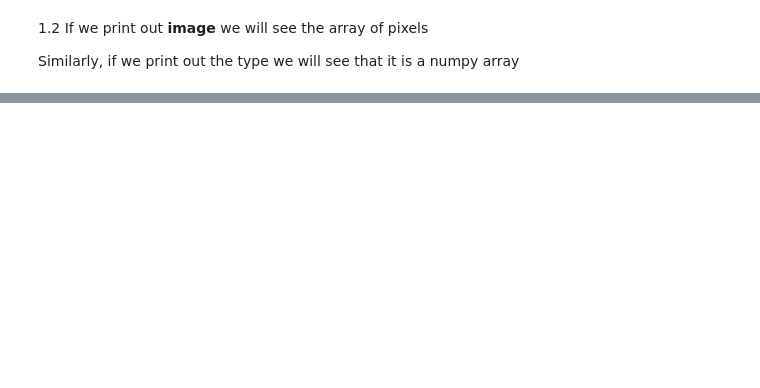
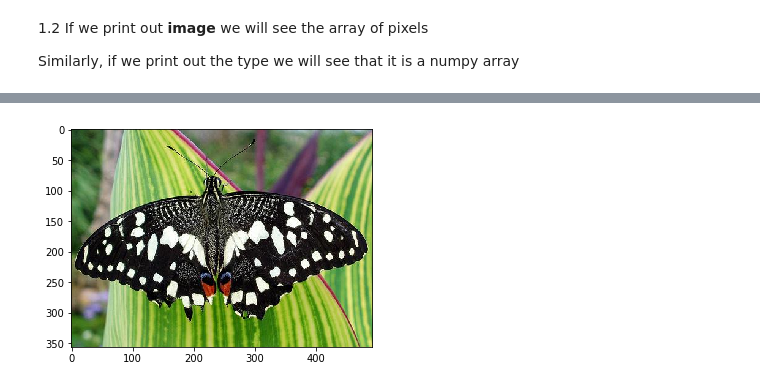
Before and after one commit to sacheth25/OpencvWorkshop, a Jupyter notebook: Image Processing/ImgProcessing.ipynb, the cells around one changed output, grey strips where cells are left out. Saved outputs shown, nothing was run; the diff lists cells and outputs as text; code cells hidden in the pictures; blank space fills up the shorter version.

```diff
--- a/Image Processing/ImgProcessing.ipynb
+++ b/Image Processing/ImgProcessing.ipynb
@@ -29,0 +78,6 @@ type(image)
+# %%
+image = cv2.cvtColor(image, cv2.COLOR_BGR2RGB)
+plt.imshow(image) # Image after correction
+plt.show()
+# %% [output]
+[figure, added]
```
Also changed, not shown: parts of 15 cells of this notebook, 1 other file.
